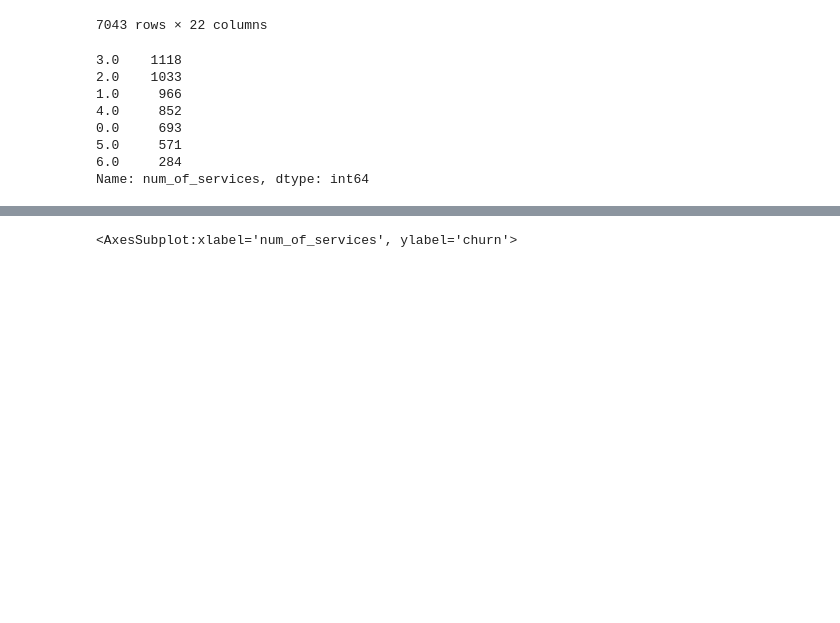
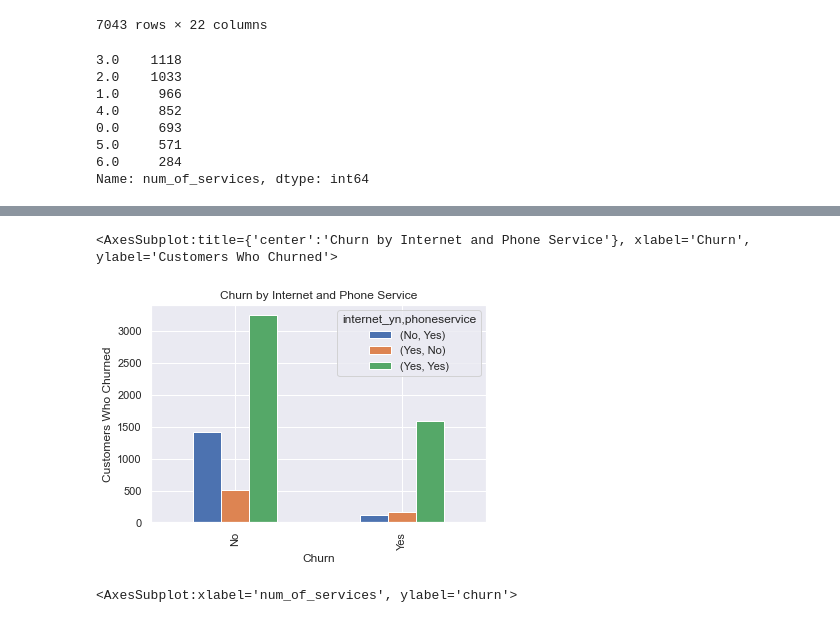
Before and after one commit to GriffinRiner/bsc-phase-three-project, a Jupyter notebook: notebooks/exploratory/Griffin/Warren_copy.ipynb, the cells around one changed output, grey strips where cells are left out. Drawn from its saved outputs; the diff is of its cells as text; code cells hidden in the pictures; blank space fills up the shorter version.

```diff
--- a/notebooks/exploratory/Griffin/Warren_copy.ipynb
+++ b/notebooks/exploratory/Griffin/Warren_copy.ipynb
@@ -283,3 +305,9 @@ pd.DataFrame(df.groupby(['num_of_services', 'churn_num']).size()).reset_index().
+# %%
+pd.DataFrame(df.groupby(['internet_yn', 'phoneservice', 'churn']).size()).reset_index().pivot(index='churn', columns=['internet_yn', 'phoneservice'],
+                                                                                     values=0).plot(kind='bar', title='Churn by Internet and Phone Service', ylabel='Customers Who Churned', xlabel='Churn')
+# %% [output]
+<AxesSubplot:title={'center':'Churn by Internet and Phone Service'}, xlabel='Churn', ylabel='Customers Who Churned'>
+[figure, added]
 # %%
 sns.barplot(x=df['num_of_services'], y=df['churn'])
 # %% [output]
```
Also changed, not shown: parts of 9 cells of this notebook, 2 other files.
